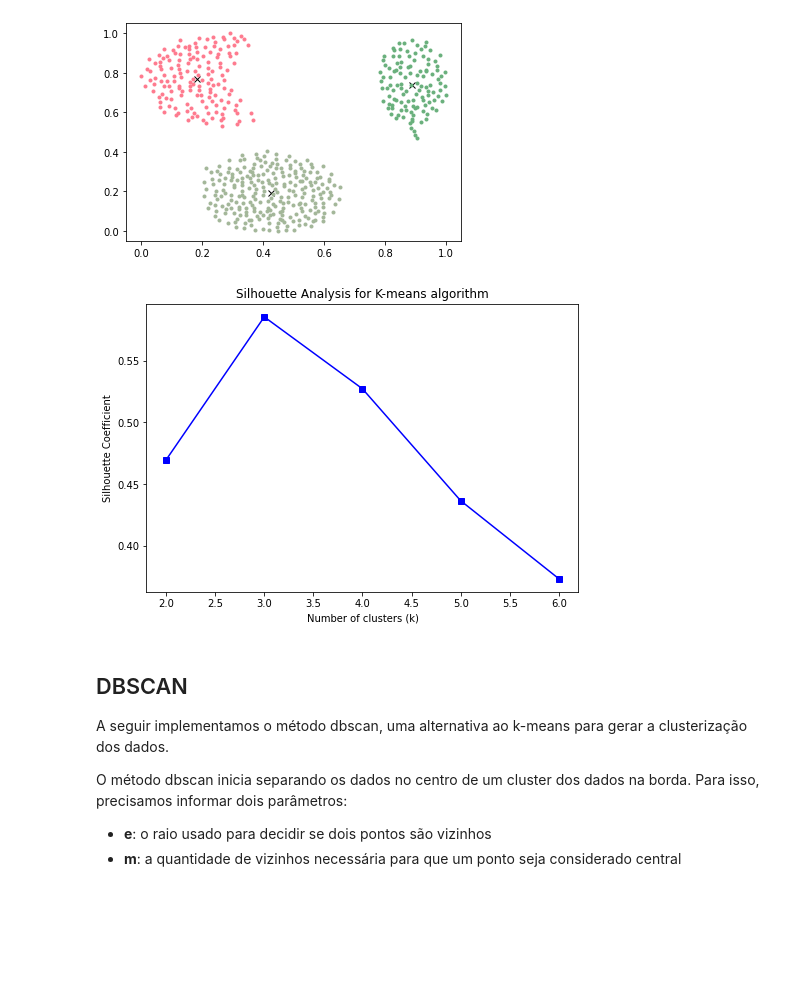
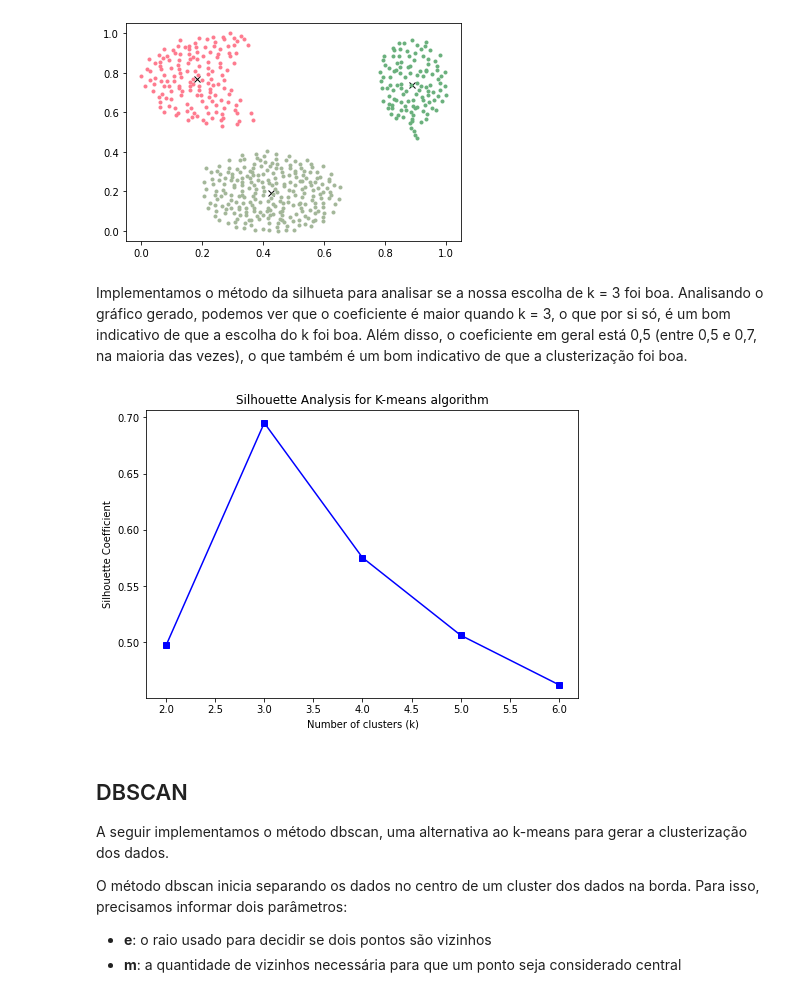
Before and after one commit to natanbcpc/unsupervised-learning, a Jupyter notebook: project1.ipynb, the cells around one changed output. Saved outputs shown, nothing was run; the diff lists cells and outputs as text; code cells hidden in the pictures; blank space fills up the shorter version.

Commit message:
Implementing silhouette analysis.

```diff
--- a/project1.ipynb
+++ b/project1.ipynb
@@ -122,6 +122,8 @@ for i in new_clusters:
 plot.show()
 # %% [output]
 [figure]
+# %% [markdown]
+Implementamos o método da silhueta para analisar se a nossa escolha de k = 3 foi boa. Analisando o gráfico gerado, podemos ver que o coeficiente é maior quando k = 3, o que por si só, é um bom indicativo de que a escolha do k foi boa. Além disso, o coeficiente em geral está 0,5 (entre 0,5 e 0,7, na maioria das vezes), o que também é um bom indicativo de que a clusterização foi boa.
 # %%
 def silhouette_analysis(dataset, points_clusters):
 
@@ -130,38 +132,38 @@ def silhouette_analysis(dataset, points_clusters):
 
     return silhouette_score, silhouette_samples
 
-def silhouette_kmeans(dataset, k):
+def silhouette_kmeans(dataset, k, diff=0.1):
     total_silhouette_score = np.array([])
 
     for i in range(2, k+1):
         silhouette_score = 0
         for j in range (1, 10):
-            cluster_centers = kmeans(normalized_training, i)
+            cluster_centers = kmeans(normalized_training, i, diff)
             clusters = get_cluster_data_kmeans(training, cluster_centers)
             points_clusters = get_points_clusters_kmeans(normalized_training, cluster_centers)
             score, samples = silhouette_analysis(normalized_training, points_clusters)
 
             silhouette_score += score
 
         silhouette_score = silhouette_score / j
         total_silhouette_score = np.append(total_silhouette_score, silhouette_score)
 
     return total_silhouette_score
 
 
 normalized_training = normalize(training)
-silhouette_scores = silhouette_kmeans(normalized_training, 6)
+silhouette_scores = silhouette_kmeans(normalized_training, 6, 0.0001)
 
 fig = plot.figure()
 ax = fig.add_axes([0, 0, 1, 1])
 ax.plot([2, 3, 4, 5, 6], silhouette_scores, 'bs-')
 ax.set_title("Silhouette Analysis for K-means algorithm")
 ax.set_xlabel('Number of clusters (k)')
 ax.set_ylabel('Silhouette Coefficient')
 
 plot.show()
 # %% [output]
-[figure, old version]
+[figure, new version]
 # %% [markdown]
 ## DBSCAN
 
```
